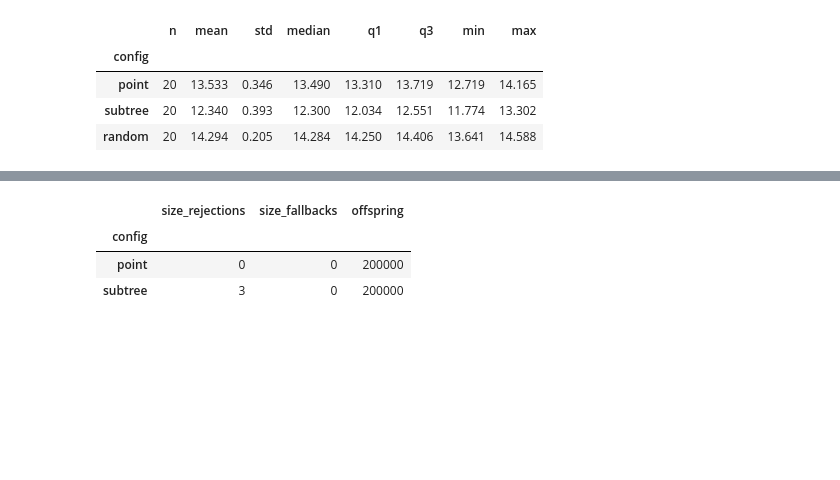
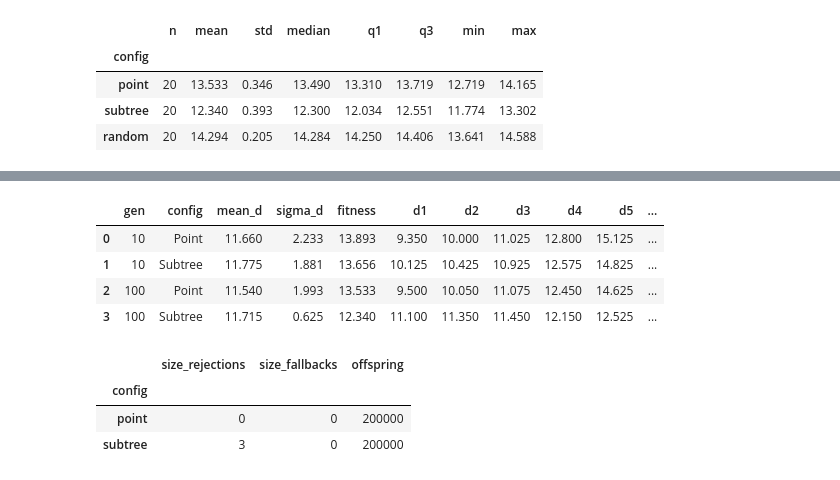
Before and after one commit to codegithubka/EvolutionaryComputing2026, a Jupyter notebook: assignments/assignment_1/analysis.ipynb, the cells around one changed output, grey strips where cells are left out. Cells and saved outputs as stored; diff of their text form; code cells hidden in the pictures; blank space fills up the shorter version.

```diff
--- a/assignments/assignment_1/analysis.ipynb
+++ b/assignments/assignment_1/analysis.ipynb
@@ -199,3 +206,50 @@ tests
+# %%
+def profiles(config, gen):
+    """Per-target distances of the best body of each run, shape (runs, 5)."""
+    rows = df[(df["config"] == config) & (df["gen"] == gen)].sort_values("seed")
+    return rows[[f"best_d{i}" for i in range(5)]].to_numpy()
+
+
+LAST_GEN = int(df["gen"].max())
+rows = []
+for gen in (H2_GEN, LAST_GEN):
+    for config in ("point", "subtree"):
+        p = profiles(config, gen)
+        mean_d, sigma_d = p.mean(axis=1), p.std(axis=1)
+        rows.append(
+            {
+                "gen": gen,
+                "config": SHORT[config],
+                "mean_d": mean_d.mean(),
+                "sigma_d": sigma_d.mean(),
+                "fitness": (mean_d + sigma_d).mean(),
+                **{f"d{i + 1}": p[:, i].mean() for i in range(5)},
+            }
+        )
+decomposition = pd.DataFrame(rows)
+
+for gen in (H2_GEN, LAST_GEN):
+    p_point, p_subtree = profiles("point", gen), profiles("subtree", gen)
+    for term, values in (
+        ("mean_d", (p_point.mean(axis=1), p_subtree.mean(axis=1))),
+        ("sigma_d", (p_point.std(axis=1), p_subtree.std(axis=1))),
+    ):
+        vp, vs = values
+        p_value = wilcoxon(vs, vp).pvalue
+        decomposition.loc[decomposition["gen"] == gen, f"p_paired_{term}"] = p_value
+
+diversity = last.groupby("config")["unique_genotypes"].mean().reindex(CONFIGS[:2])
+decomposition["unique_genotypes_final"] = decomposition["config"].map(
+    {SHORT[c]: diversity[c] for c in CONFIGS[:2]}
+)
+decomposition.to_csv(OUT / "decomposition.csv", index=False)
+decomposition.round(3)
+# %% [output]
+|  | gen | config | mean_d | sigma_d | fitness | d1 | d2 | d3 | d4 | d5 | ... |
+| 0 | 10 | Point | 11.660 | 2.233 | 13.893 | 9.350 | 10.000 | 11.025 | 12.800 | 15.125 | ... |
+| 1 | 10 | Subtree | 11.775 | 1.881 | 13.656 | 10.125 | 10.425 | 10.925 | 12.575 | 14.825 | ... |
+| 2 | 100 | Point | 11.540 | 1.993 | 13.533 | 9.500 | 10.050 | 11.075 | 12.450 | 14.625 | ... |
+| 3 | 100 | Subtree | 11.715 | 0.625 | 12.340 | 11.100 | 11.350 | 11.450 | 12.150 | 12.525 | ... |
 # %%
 ea = df[(df["config"] != "random") & (df["gen"] > 0)]
 guard = ea.groupby("config")[["size_rejections", "size_fallbacks"]].sum().astype(int)
```
Also changed, not shown: parts of 4 cells of this notebook, 9 other files.
